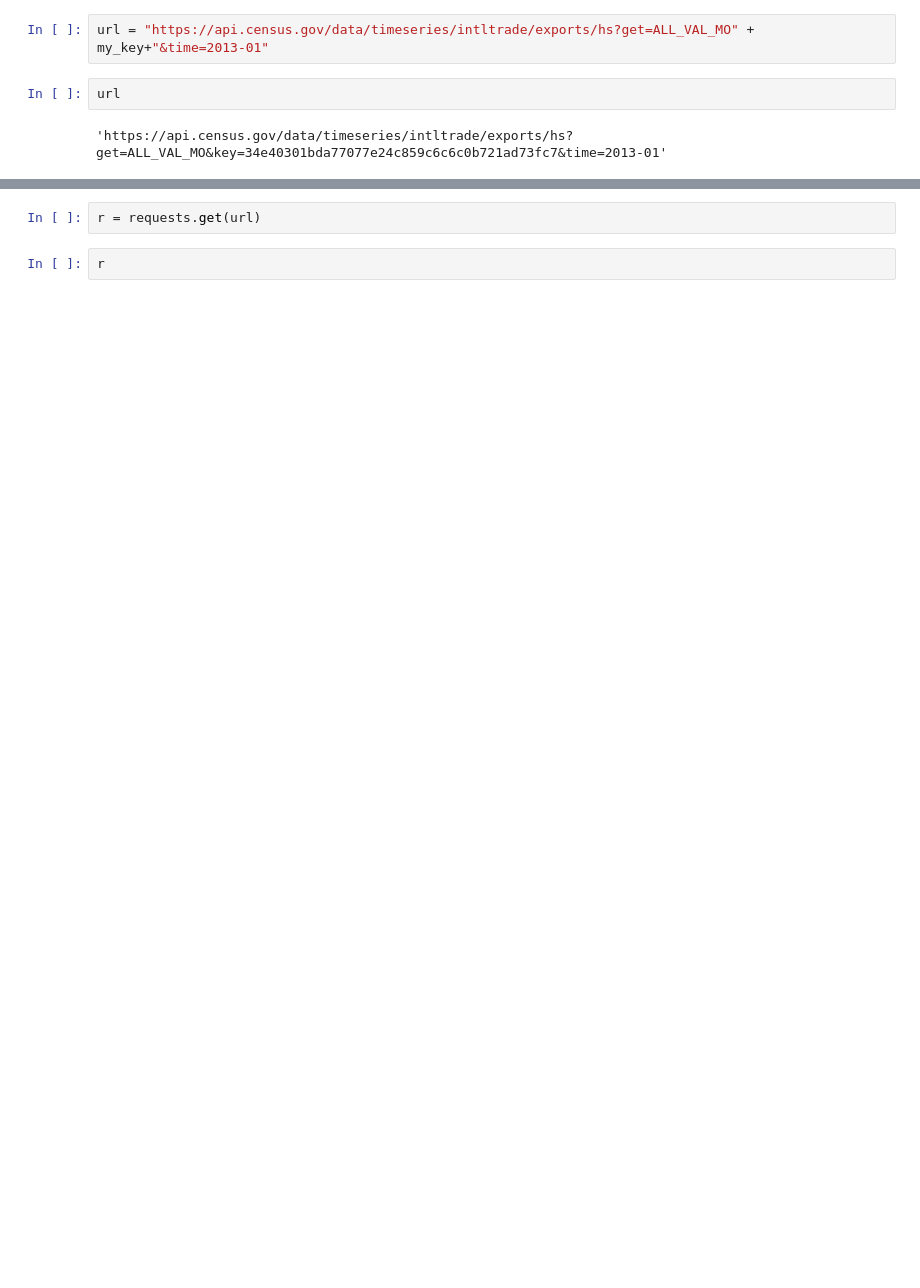
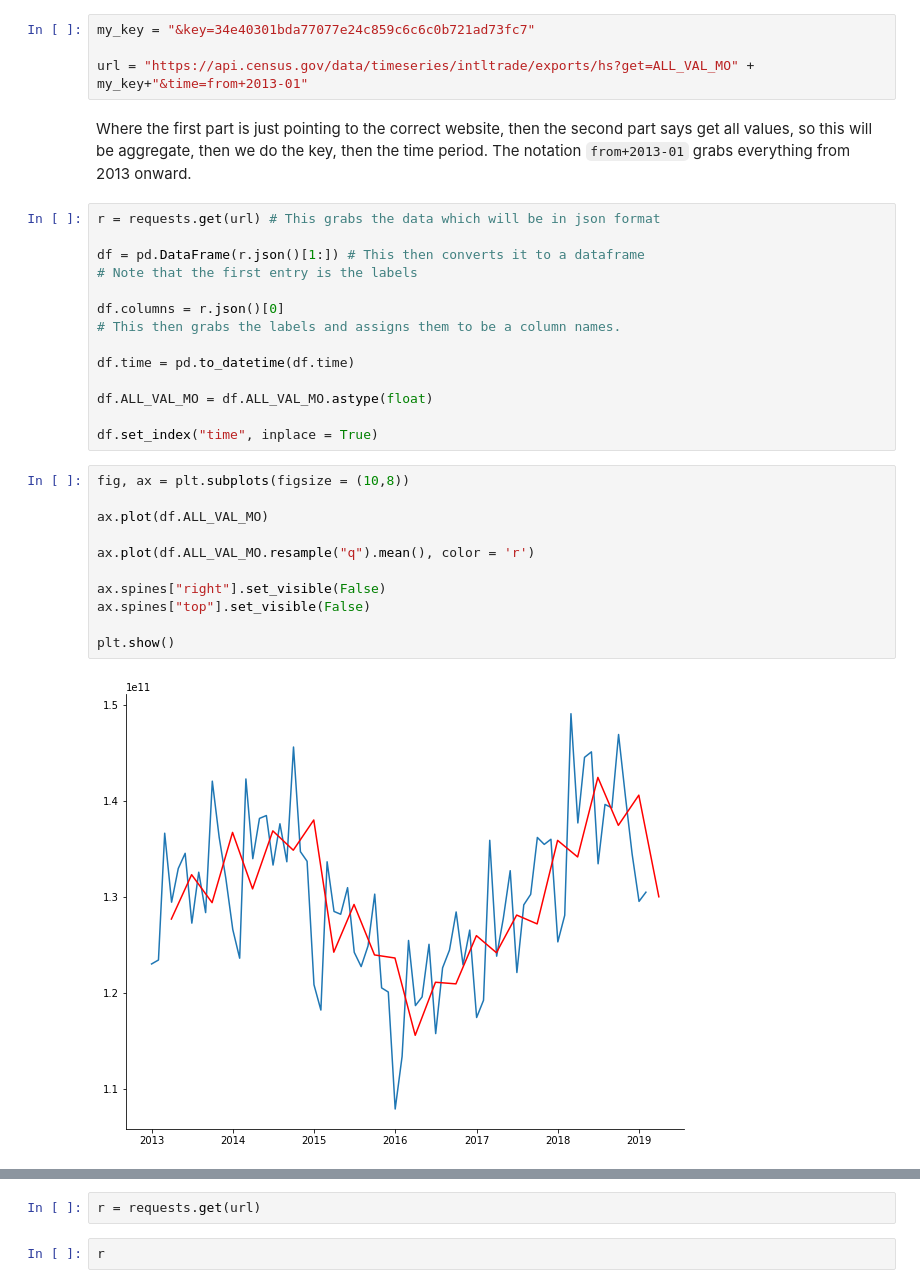
Before and after one commit to mwaugh0328/data_bootcamp_spring_2019, a Jupyter notebook: bls_quarterly_data/census_trade_data.ipynb, the cells around one changed output, grey strips where cells are left out. Drawn from its saved outputs; the diff is of its cells as text; blank space fills up the shorter version.

```diff
--- a/bls_quarterly_data/census_trade_data.ipynb
+++ b/bls_quarterly_data/census_trade_data.ipynb
@@ -11,6 +16,33 @@ my_key = "&key=34e40301bda77077e24c859c6c6c0b721ad73fc7"
 # %%
-url = "https://api.census.gov/data/timeseries/intltrade/exports/hs?get=ALL_VAL_MO" + my_key+"&time=2013-01"
+my_key = "&key=34e40301bda77077e24c859c6c6c0b721ad73fc7"
+
+url = "https://api.census.gov/data/timeseries/intltrade/exports/hs?get=ALL_VAL_MO" + my_key+"&time=from+2013-01"
-# %%
-url
-# %% [output]
-'https://api.census.gov/data/timeseries/intltrade/exports/hs?get=ALL_VAL_MO&key=34e40301bda77077e24c859c6c6c0b721ad73fc7&time=2013-01'
+# %% [markdown]
+Where the first part is just pointing to the correct website, then the second part says get all values, so this will be aggregate, then we do the key, then the time period. The notation ``from+2013-01`` grabs everything from 2013 onward.
+# %%
+r = requests.get(url) # This grabs the data which will be in json format
+
+df = pd.DataFrame(r.json()[1:]) # This then converts it to a dataframe
+# Note that the first entry is the labels
+
+df.columns = r.json()[0]
+# This then grabs the labels and assigns them to be a column names.
+
+df.time = pd.to_datetime(df.time)
+
+df.ALL_VAL_MO = df.ALL_VAL_MO.astype(float)
+
+df.set_index("time", inplace = True)
+# %%
+fig, ax = plt.subplots(figsize = (10,8))
+
+ax.plot(df.ALL_VAL_MO)
+
+ax.plot(df.ALL_VAL_MO.resample("q").mean(), color = 'r')
+
+ax.spines["right"].set_visible(False)
+ax.spines["top"].set_visible(False)
+
+plt.show()
+# %% [output]
+[figure, added]
```
Also changed, not shown: parts of 45 cells of this notebook, 5 other files.
